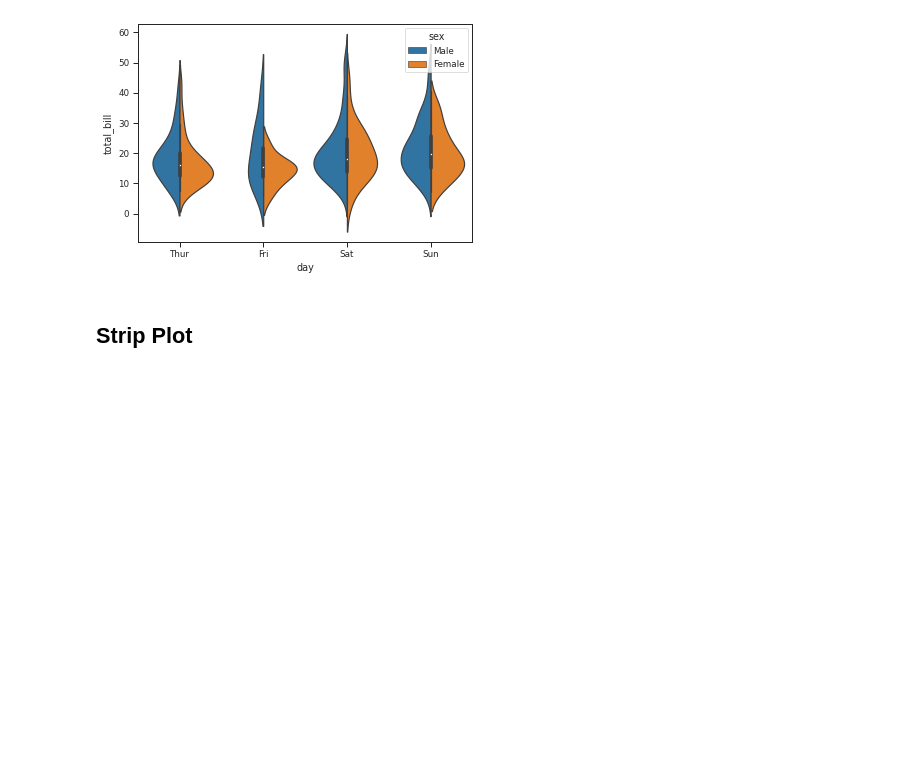
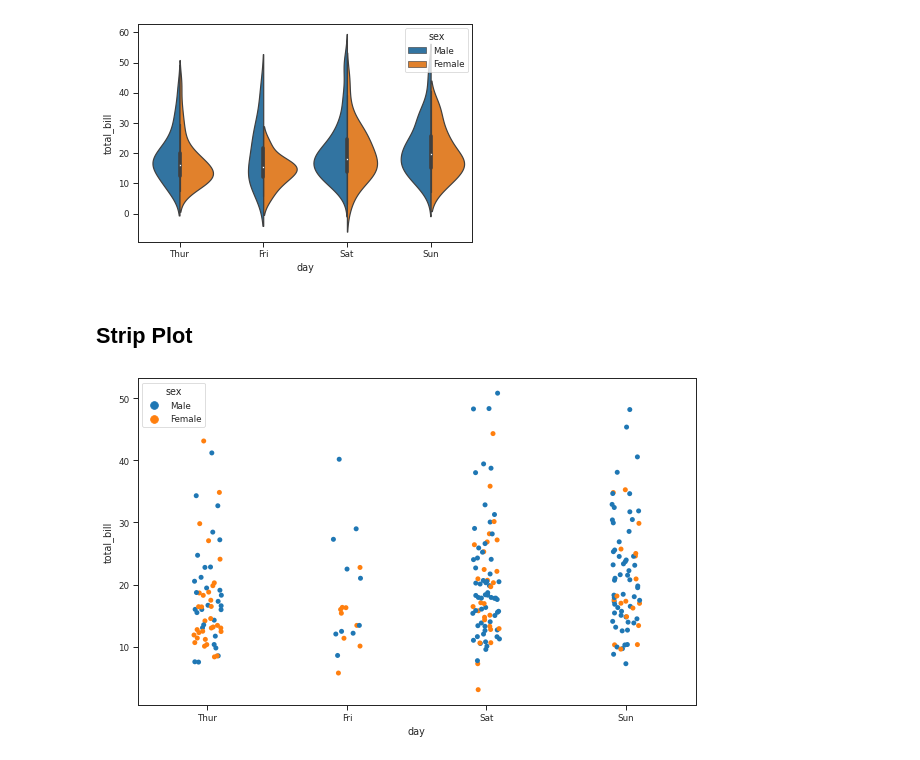
Before and after one commit to ukantjadia/30-days-of-Mahcine-Learning, a Jupyter notebook: DAY-06/Seaborn.ipynb, the cells around one changed output. Saved outputs shown, nothing was run; the diff lists cells and outputs as text; code cells hidden in the pictures; blank space fills up the shorter version.

```diff
--- a/DAY-06/Seaborn.ipynb
+++ b/DAY-06/Seaborn.ipynb
@@ -114,3 +119,10 @@ sns.violinplot(x='day',y='total_bill',data=tips_df,hue='sex',split=True)
 [figure]
 # %% [markdown]
 ## Strip Plot
+# %%
+# strip plot draws the scatter plot represents all data points where one variable is categorical
+plt.figure(figsize=(10,6))
+sns.stripplot(x='day',y='total_bill',data=tips_df,jitter=True,hue='sex') # ,dodge=True :-> seprates the data
+plt.show()
+# %% [output]
+[figure, added]
```
Also changed, not shown: parts of 17 cells of this notebook.
